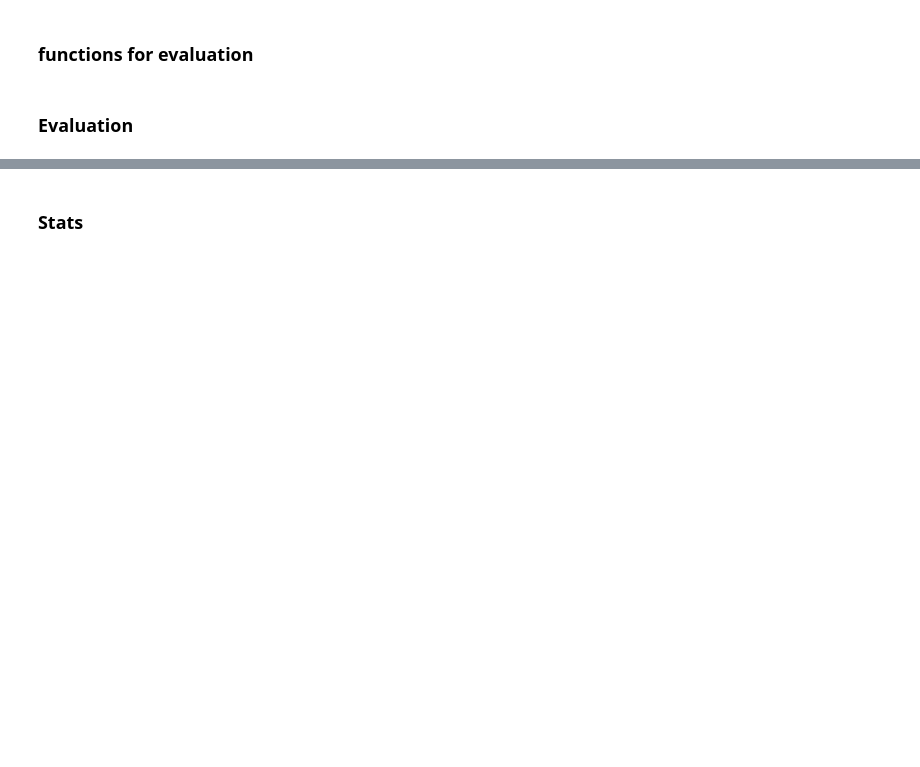
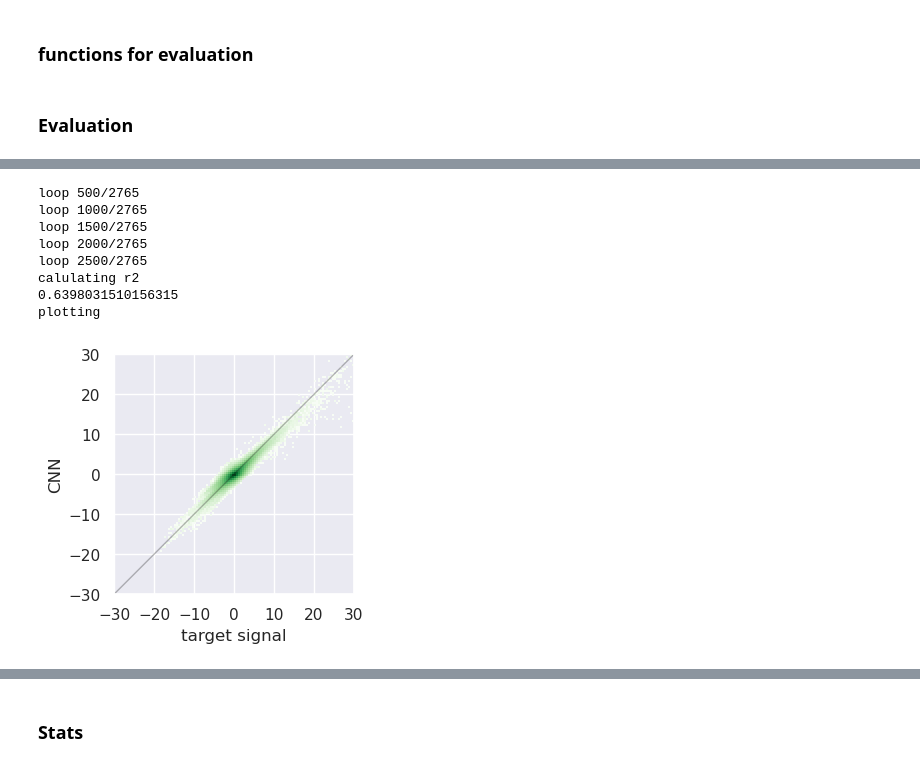
Before and after one commit to gbrencher/indennt, a Jupyter notebook: nbs/train_test/07test.ipynb, the cells around one changed output, grey strips where cells are left out. Saved outputs shown, nothing was run; the diff lists cells and outputs as text; code cells hidden in the pictures; blank space fills up the shorter version.

```diff
--- a/nbs/train_test/07test.ipynb
+++ b/nbs/train_test/07test.ipynb
@@ -426,7 +427,7 @@ class UNet(nn.Module):
 # %%
 #load previous model
 model = UNet()
-model.load_state_dict(torch.load('../../models/noisemodel1.4_174epochs'))
-#model.to('cuda')
+model.load_state_dict(torch.load('../../weights/noisemodel1.4_174epochs'))
+model.to('cuda')
 model.eval()
 # %% [output]
@@ -675,32 +690,40 @@ mean snr of images: 0.19964342 stdev of SNR of images: 0.27056625
 # %%
-# def list_plot_model(data, data_loader):
-#     # init lists
-#     model_list = []
-#     target_list = []
+def list_plot_model(data, data_loader):
+    # init lists
+    model_array = np.array([])
+    target_array = np.array([])
 
-#     for i, (igram, signal_target, noise_target, dem, era5_corr, murp_corr, hp_corr) in enumerate(data_loader):
-#         if (i+1)%500 == 0:
-#             print(f'loop {i+1}/{data.filelength}')
+    for i, (igram, signal_target, noise_target, dem, era5_corr, murp_corr, hp_corr) in enumerate(data_loader):
+        if (i+1)%500 == 0:
+            print(f'loop {i+1}/{data.filelength}')
 
-#         noise_pred = model(igram.to('cuda'), dem.to('cuda')) #Generate predictions using the model
-#         signal_pred = torch.clamp(igram.to('cpu') - noise_pred.to('cpu'), -1, 1)
+        noise_pred = model(igram.to('cuda'), dem.to('cuda')) #Generate predictions using the model
+        signal_pred = torch.clamp(igram.to('cpu') - noise_pred.to('cpu'), -1, 1)
 
-#         signal_target = undo_norm(signal_target.squeeze())
-#         signal_pred = undo_norm(signal_pred.squeeze().detach().to('cpu'))
+        signal_target = undo_norm(signal_target.squeeze())
+        signal_pred = undo_norm(signal_pred.squeeze())
 
-#         model_list.extend(signal_pred.flatten())
-#         target_list.extend(signal_target.flatten())
+        model_array = np.append(model_array, signal_pred.detach())
+        target_array = np.append(target_array, signal_target)
 
-#     model_array = np.array(model_list)
-#     target_array = np.array(target_list)
+    print('calulating r2')
+    r2 = calc_r2(model_array, target_array)
+    print(r2)
 
-#     del model_list
-#     del target_list
+    print('plotting')
+    plot_rmse(model_array, target_array, ylabel='CNN')
 
-#     plot_rmse(model_array, target_array, ylabel='CNN')
+    return r2, model_array, target_array
 
-#     del model_array
-#     del target_array
-
-# list_plot_model(test_data, test_loader)
+r2, model_array, target_array = list_plot_model(test_data, test_loader)
+# %% [output]
+loop 500/2765
+loop 1000/2765
+loop 1500/2765
+loop 2000/2765
+loop 2500/2765
+calulating r2
+0.6398031510156315
+plotting
+[figure, added]
 # %%
```
Also changed, not shown: parts of 19 cells of this notebook.
